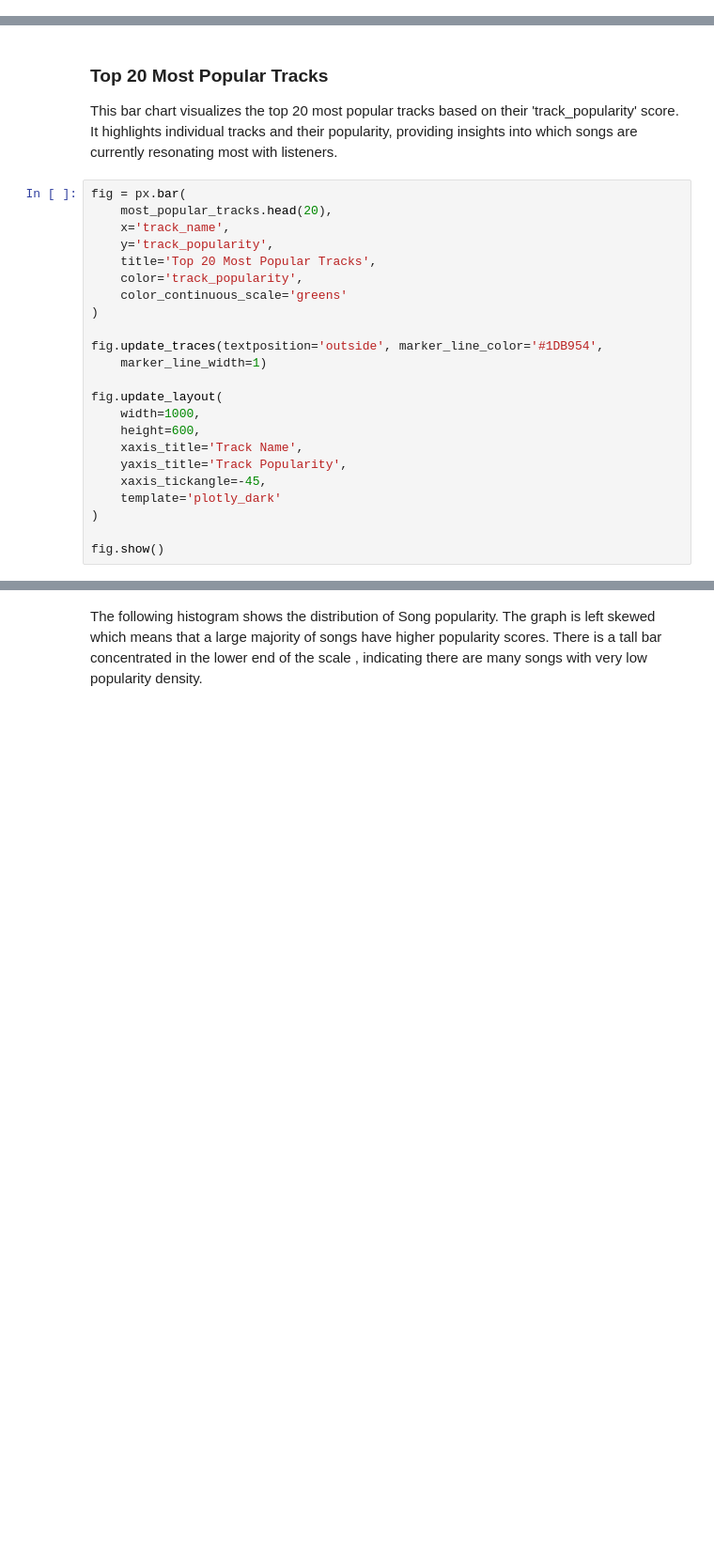
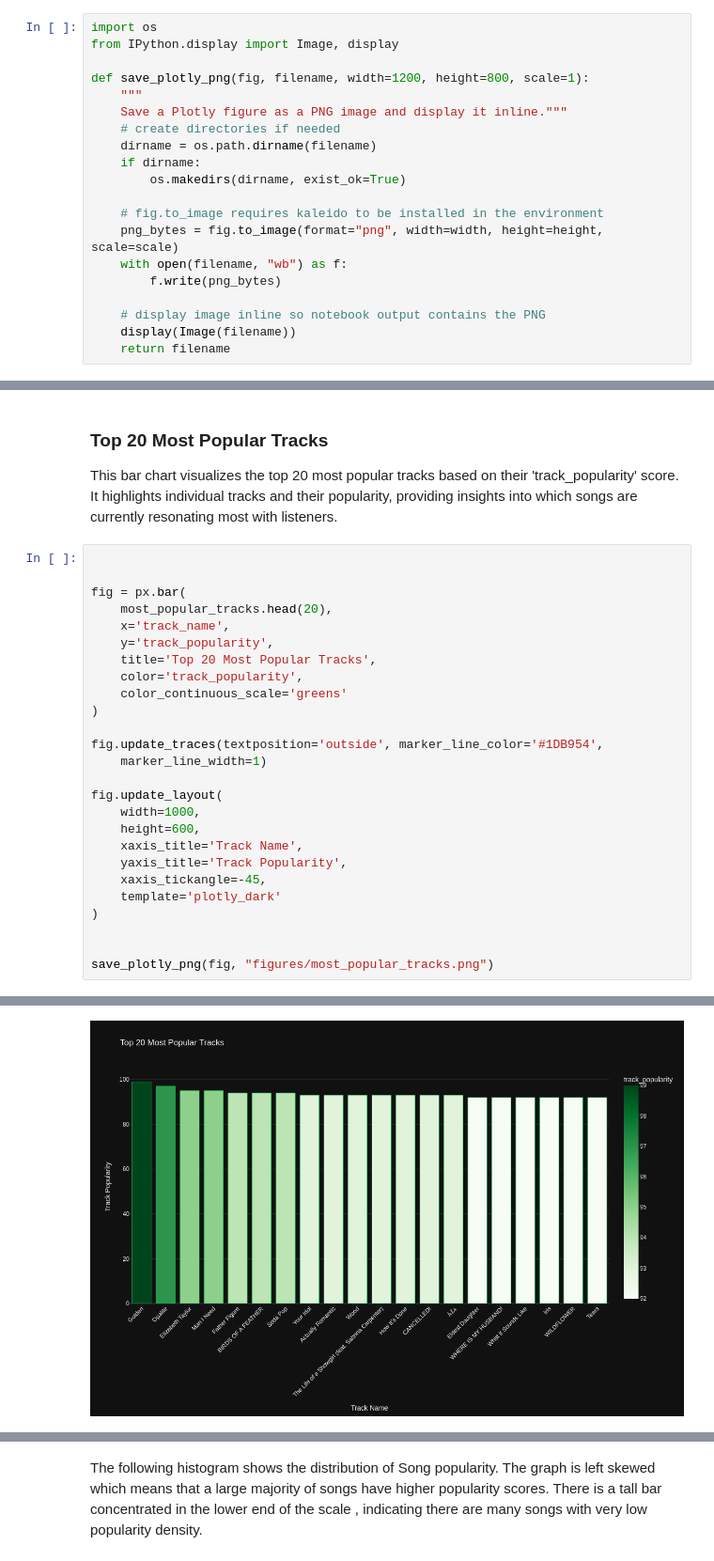
Before and after one commit to AdiAce4u/EDA_Projects, a Jupyter notebook: Spotify/Spotify_EDA.ipynb, the cells around one changed output, grey strips where cells are left out. Shown at 94% size. Cells and saved outputs as stored; diff of their text form; blank space fills up the shorter version.

```diff
--- a/Spotify/Spotify_EDA.ipynb
+++ b/Spotify/Spotify_EDA.ipynb
@@ -1,5 +1,25 @@
 # %% [markdown]
 # **Exploratory Data Analysis on Spotify Dataset**
+# %%
+import os
+from IPython.display import Image, display
+
+def save_plotly_png(fig, filename, width=1200, height=800, scale=1):
+    """
+    Save a Plotly figure as a PNG image and display it inline."""
+    # create directories if needed
+    dirname = os.path.dirname(filename)
+    if dirname:
+        os.makedirs(dirname, exist_ok=True)
+
+    # fig.to_image requires kaleido to be installed in the environment
+    png_bytes = fig.to_image(format="png", width=width, height=height, scale=scale)
+    with open(filename, "wb") as f:
+        f.write(png_bytes)
+
+    # display image inline so notebook output contains the PNG
+    display(Image(filename))
+    return filename
 # %%
 import pandas as pd
 import numpy as np
@@ -78,6 +99,8 @@ most_popular_tracks[['track_name','artist_name', 'track_popularity']].head(10)
 ### Top 20 Most Popular Tracks
 This bar chart visualizes the top 20 most popular tracks based on their 'track_popularity' score. It highlights individual tracks and their popularity, providing insights into which songs are currently resonating most with listeners.
 # %%
+
+
 fig = px.bar(
     most_popular_tracks.head(20),
     x='track_name',
@@ -99,5 +122,6 @@ fig.update_layout(
     template='plotly_dark'
 )
 
-fig.show()
+
+save_plotly_png(fig, "figures/most_popular_tracks.png")
 # %% [output]
@@ -104,0 +128 @@ fig.show()
+[figure, added]
```
Also changed, not shown: parts of 21 cells of this notebook.
